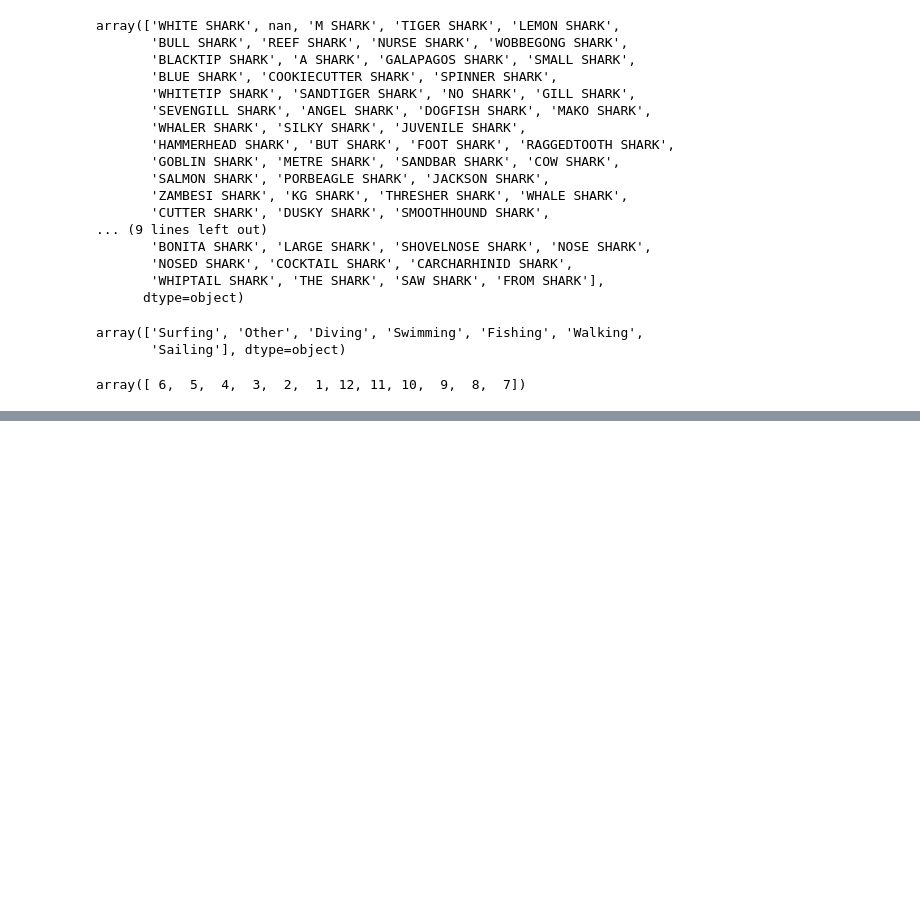
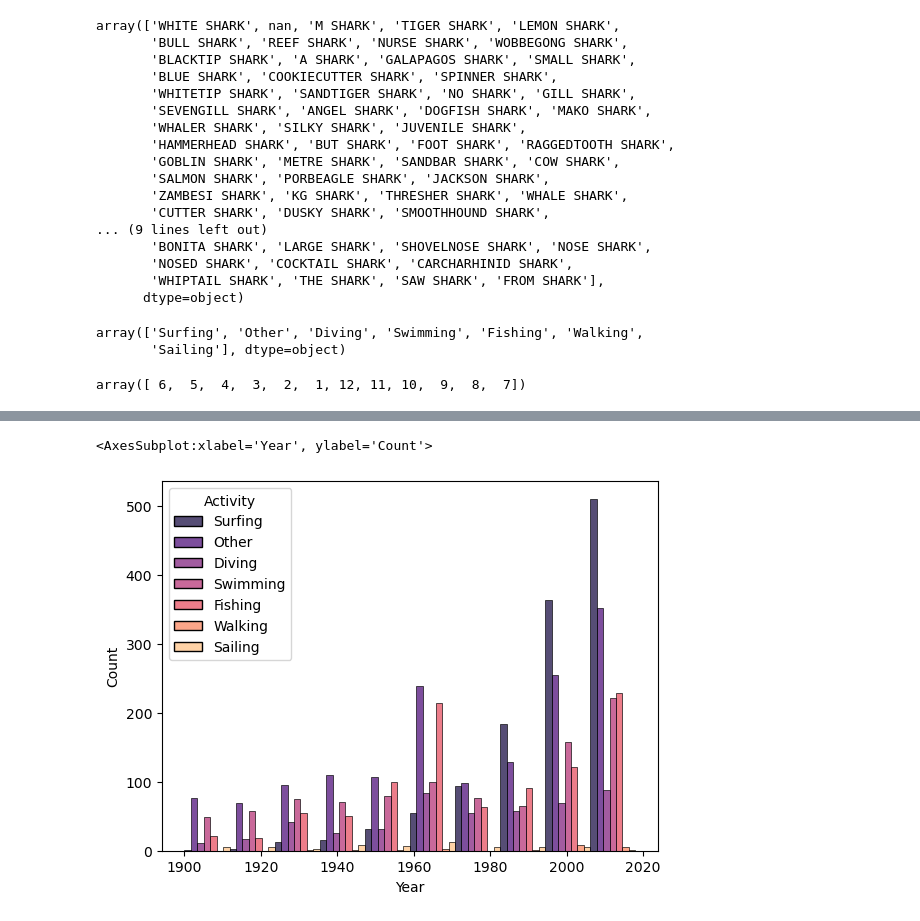
Before and after one commit to bernatbellmunt/ironh_project1, a Jupyter notebook: clean.ipynb, the cells around one changed output, grey strips where cells are left out. Cells and saved outputs as stored; diff of their text form; code cells hidden in the pictures; blank space fills up the shorter version.

```diff
--- a/clean.ipynb
+++ b/clean.ipynb
@@ -372,0 +377,8 @@ df.to_csv("sharkprova.csv")
+# %%
+
+
+
+sns.histplot(df, x="Year", hue="Activity",multiple="dodge", bins= 10, palette="magma")
+# %% [output]
+<AxesSubplot:xlabel='Year', ylabel='Count'>
+[figure, added]
```
Also changed, not shown: parts of 10 cells of this notebook.
